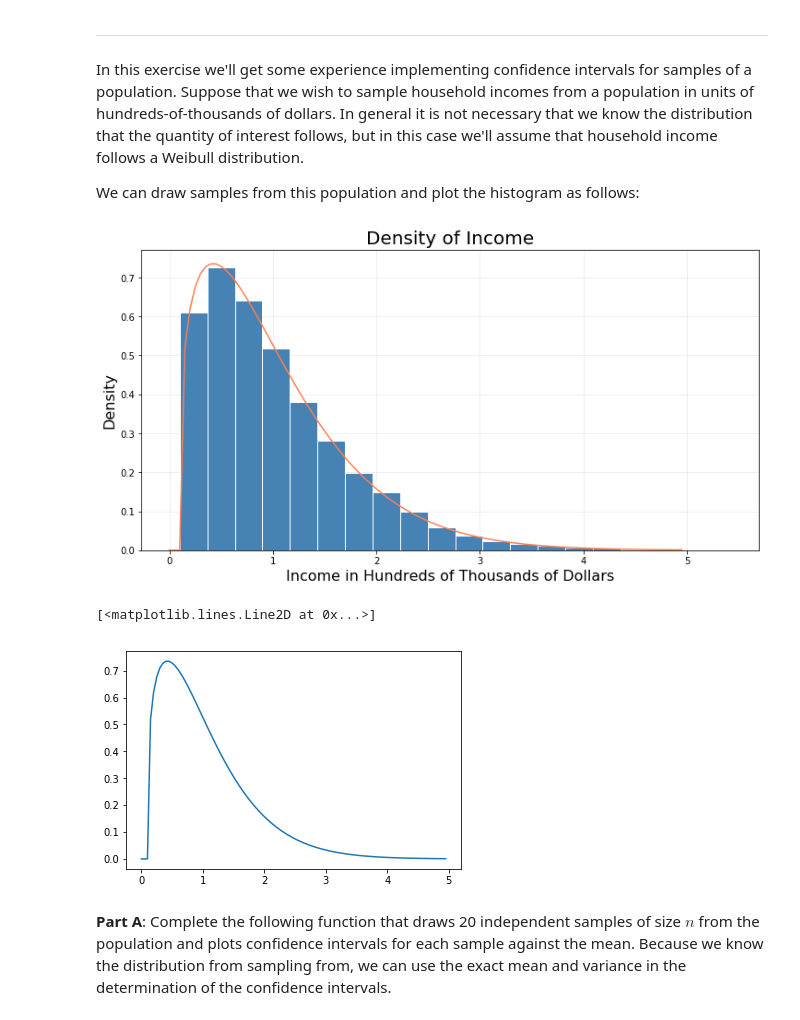
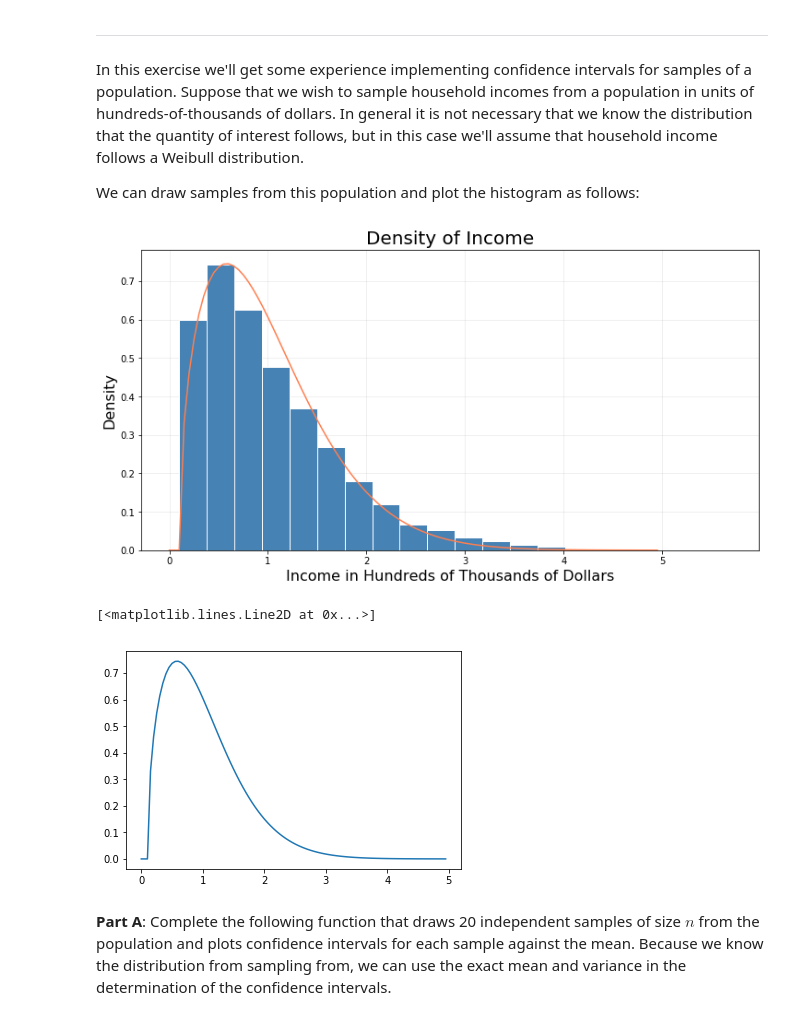
Before and after one commit to jasonlubrano/CSCI3022-DataScience, a Jupyter notebook: classnotebooks/nb14_confidenceintervals.ipynb, the cells around one changed output. Drawn from its saved outputs; the diff is of its cells as text; code cells hidden in the pictures.

```diff
--- a/classnotebooks/nb14_confidenceintervals.ipynb
+++ b/classnotebooks/nb14_confidenceintervals.ipynb
@@ -17,25 +17,43 @@ In this exercise we'll get some experience implementing confidence intervals for
 
 We can draw samples from this population and plot the histogram as follows:
 # %%
-fig, ax = plt.subplots(nrows=1, ncols=1, figsize=(12,6))
-x = stats.weibull_min.rvs(loc=0.1, c=1.3, size=10000)
-pd.Series(x).hist(ax=ax, color="steelblue", edgecolor="white", bins=20, density=True)
-plt.plot(y, fy, color='coral')
+fig, ax = plt.subplots(
+    nrows=1,
+    ncols=1,
+    figsize=(12,6)
+)
+x = stats.weibull_min.rvs(
+    loc=0.1,
+    c=1.3,
+    size=10000
+)
+pd.Series(x).hist(
+    ax=ax,
+    color="steelblue",
+    edgecolor="white",
+    bins=20,
+    density=True
+)
+plt.plot(
+    y,
+    fy,
+    color='coral'
+)
 ax.grid(alpha=0.25)
 ax.set_axisbelow(True)
 ax.set_xlabel("Income in Hundreds of Thousands of Dollars", fontsize=16)
 ax.set_ylabel("Density", fontsize=16)
 ax.set_title("Density of Income", fontsize=20);
 # %% [output]
-[figure, old version]
+[figure, new version]
 # %%
 y = np.arange(0, 5, 0.05) # lower bound, upper bound, increment
 #y = np.linspace(0, 5, 1000) # lower bound, upper bound, num pts
-fy = stats.weibull_min.pdf(y, loc=0.1, c=1.3)
+fy = stats.weibull_min.pdf(y, loc=0.1, c=1.5)
 plt.plot(y, fy)
 # %% [output]
 [<matplotlib.lines.Line2D at 0x...>]
-[figure, old version]
+[figure, new version]
 # %% [markdown]
 **Part A**: Complete the following function that draws 20 independent samples of size $n$ from the population and plots confidence intervals for each sample against the mean.  Because we know the distribution from sampling from, we can use the exact mean and variance in the determination of the confidence intervals.
 # %%
```
Also changed, not shown: parts of 2 cells of this notebook, 5 other files.
